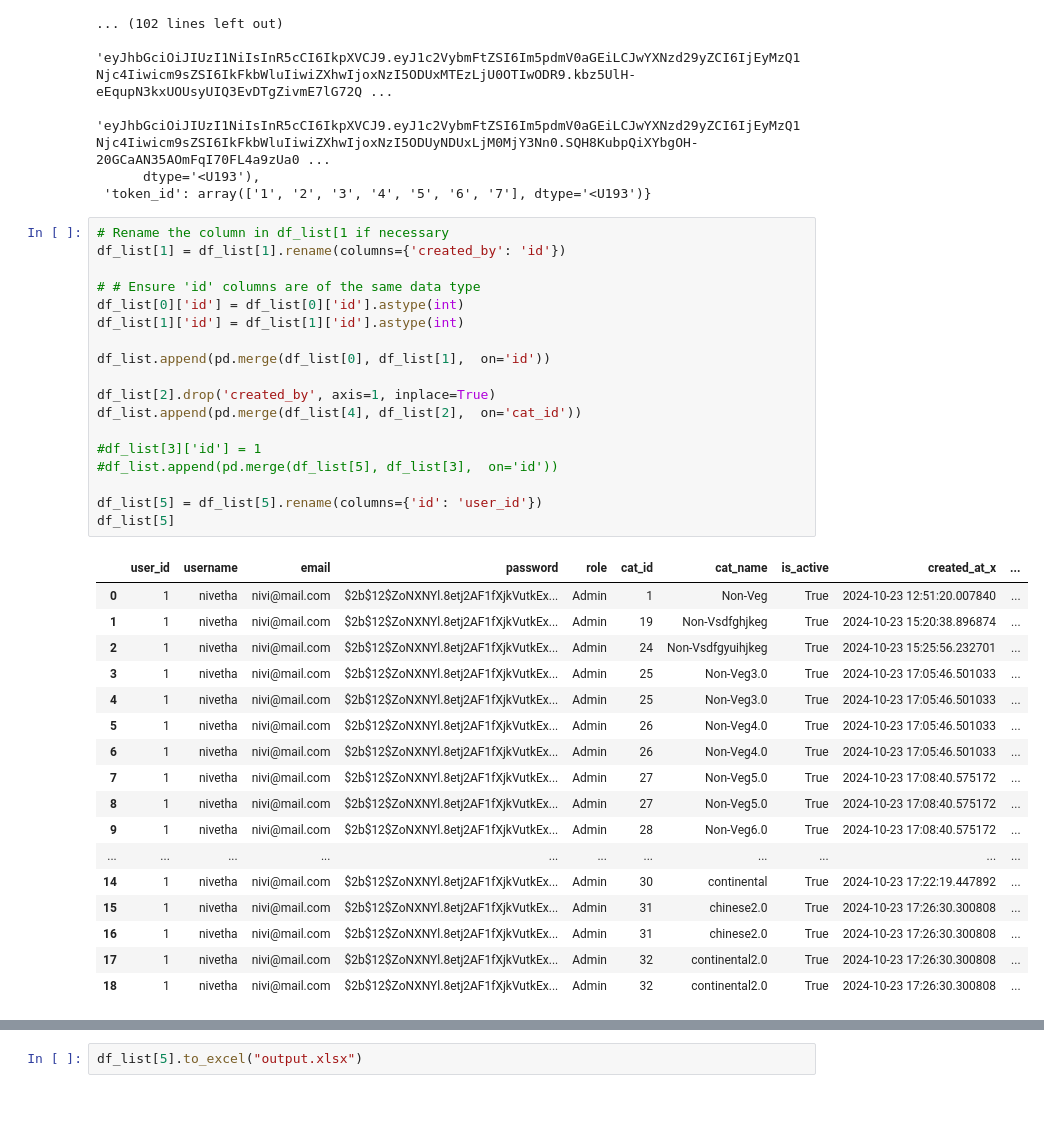
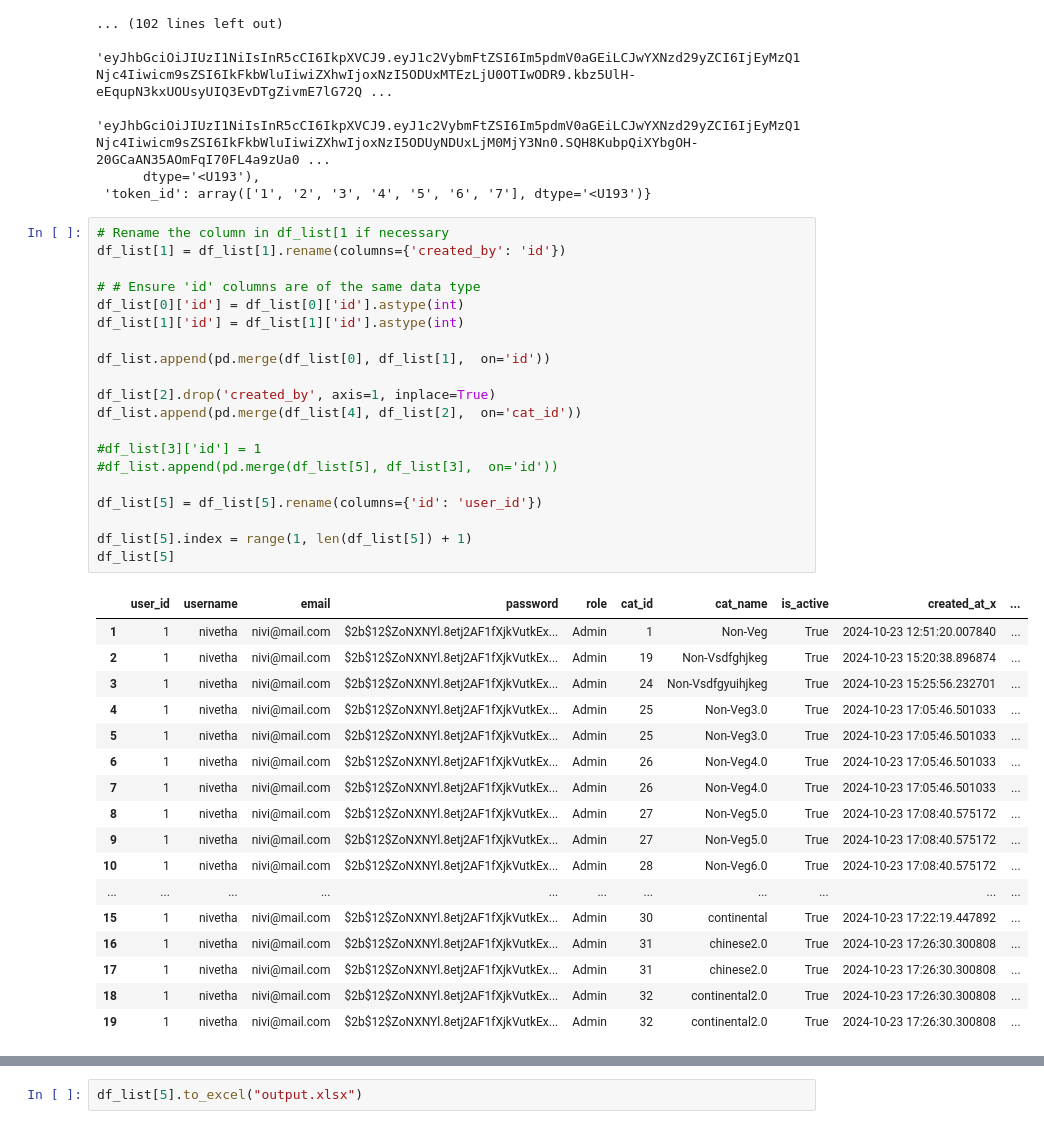
Before and after one commit to Rajaguhan437/Authentication_FastAPI, a Jupyter notebook: to_excel.ipynb, the cells around one changed output, grey strips where cells are left out. Cells and saved outputs as stored; diff of their text form.

```diff
--- a/to_excel.ipynb
+++ b/to_excel.ipynb
@@ -71,36 +71,38 @@ for tb_name in res_tables:
 # %%
 # Rename the column in df_list[1 if necessary
 df_list[1] = df_list[1].rename(columns={'created_by': 'id'})
 
 # # Ensure 'id' columns are of the same data type
 df_list[0]['id'] = df_list[0]['id'].astype(int)
 df_list[1]['id'] = df_list[1]['id'].astype(int)
 
 df_list.append(pd.merge(df_list[0], df_list[1],  on='id'))
 
 df_list[2].drop('created_by', axis=1, inplace=True)
 df_list.append(pd.merge(df_list[4], df_list[2],  on='cat_id'))
 
 #df_list[3]['id'] = 1
 #df_list.append(pd.merge(df_list[5], df_list[3],  on='id'))
 
 df_list[5] = df_list[5].rename(columns={'id': 'user_id'})
+
+df_list[5].index = range(1, len(df_list[5]) + 1)
 df_list[5]
 # %% [output]
 |  | user_id | username | email | password | role | cat_id | cat_name | is_active | created_at_x | ... |
-| 0 | 1 | nivetha | nivi@mail.com | $2b$12$ZoNXNYl.8etj2AF1fXjkVutkEx... | Admin | 1 | Non-Veg | True | 2024-10-23 12:51:20.007840 | ... |
-| 1 | 1 | nivetha | nivi@mail.com | $2b$12$ZoNXNYl.8etj2AF1fXjkVutkEx... | Admin | 19 | Non-Vsdfghjkeg | True | 2024-10-23 15:20:38.896874 | ... |
-| 2 | 1 | nivetha | nivi@mail.com | $2b$12$ZoNXNYl.8etj2AF1fXjkVutkEx... | Admin | 24 | Non-Vsdfgyuihjkeg | True | 2024-10-23 15:25:56.232701 | ... |
-| 3 | 1 | nivetha | nivi@mail.com | $2b$12$ZoNXNYl.8etj2AF1fXjkVutkEx... | Admin | 25 | Non-Veg3.0 | True | 2024-10-23 17:05:46.501033 | ... |
+| 1 | 1 | nivetha | nivi@mail.com | $2b$12$ZoNXNYl.8etj2AF1fXjkVutkEx... | Admin | 1 | Non-Veg | True | 2024-10-23 12:51:20.007840 | ... |
+| 2 | 1 | nivetha | nivi@mail.com | $2b$12$ZoNXNYl.8etj2AF1fXjkVutkEx... | Admin | 19 | Non-Vsdfghjkeg | True | 2024-10-23 15:20:38.896874 | ... |
+| 3 | 1 | nivetha | nivi@mail.com | $2b$12$ZoNXNYl.8etj2AF1fXjkVutkEx... | Admin | 24 | Non-Vsdfgyuihjkeg | True | 2024-10-23 15:25:56.232701 | ... |
 | 4 | 1 | nivetha | nivi@mail.com | $2b$12$ZoNXNYl.8etj2AF1fXjkVutkEx... | Admin | 25 | Non-Veg3.0 | True | 2024-10-23 17:05:46.501033 | ... |
-| 5 | 1 | nivetha | nivi@mail.com | $2b$12$ZoNXNYl.8etj2AF1fXjkVutkEx... | Admin | 26 | Non-Veg4.0 | True | 2024-10-23 17:05:46.501033 | ... |
+| 5 | 1 | nivetha | nivi@mail.com | $2b$12$ZoNXNYl.8etj2AF1fXjkVutkEx... | Admin | 25 | Non-Veg3.0 | True | 2024-10-23 17:05:46.501033 | ... |
 | 6 | 1 | nivetha | nivi@mail.com | $2b$12$ZoNXNYl.8etj2AF1fXjkVutkEx... | Admin | 26 | Non-Veg4.0 | True | 2024-10-23 17:05:46.501033 | ... |
-| 7 | 1 | nivetha | nivi@mail.com | $2b$12$ZoNXNYl.8etj2AF1fXjkVutkEx... | Admin | 27 | Non-Veg5.0 | True | 2024-10-23 17:08:40.575172 | ... |
+| 7 | 1 | nivetha | nivi@mail.com | $2b$12$ZoNXNYl.8etj2AF1fXjkVutkEx... | Admin | 26 | Non-Veg4.0 | True | 2024-10-23 17:05:46.501033 | ... |
 | 8 | 1 | nivetha | nivi@mail.com | $2b$12$ZoNXNYl.8etj2AF1fXjkVutkEx... | Admin | 27 | Non-Veg5.0 | True | 2024-10-23 17:08:40.575172 | ... |
-| 9 | 1 | nivetha | nivi@mail.com | $2b$12$ZoNXNYl.8etj2AF1fXjkVutkEx... | Admin | 28 | Non-Veg6.0 | True | 2024-10-23 17:08:40.575172 | ... |
+| 9 | 1 | nivetha | nivi@mail.com | $2b$12$ZoNXNYl.8etj2AF1fXjkVutkEx... | Admin | 27 | Non-Veg5.0 | True | 2024-10-23 17:08:40.575172 | ... |
+| 10 | 1 | nivetha | nivi@mail.com | $2b$12$ZoNXNYl.8etj2AF1fXjkVutkEx... | Admin | 28 | Non-Veg6.0 | True | 2024-10-23 17:08:40.575172 | ... |
 | ... | ... | ... | ... | ... | ... | ... | ... | ... | ... | ... |
-| 14 | 1 | nivetha | nivi@mail.com | $2b$12$ZoNXNYl.8etj2AF1fXjkVutkEx... | Admin | 30 | continental | True | 2024-10-23 17:22:19.447892 | ... |
-| 15 | 1 | nivetha | nivi@mail.com | $2b$12$ZoNXNYl.8etj2AF1fXjkVutkEx... | Admin | 31 | chinese2.0 | True | 2024-10-23 17:26:30.300808 | ... |
+| 15 | 1 | nivetha | nivi@mail.com | $2b$12$ZoNXNYl.8etj2AF1fXjkVutkEx... | Admin | 30 | continental | True | 2024-10-23 17:22:19.447892 | ... |
 | 16 | 1 | nivetha | nivi@mail.com | $2b$12$ZoNXNYl.8etj2AF1fXjkVutkEx... | Admin | 31 | chinese2.0 | True | 2024-10-23 17:26:30.300808 | ... |
-| 17 | 1 | nivetha | nivi@mail.com | $2b$12$ZoNXNYl.8etj2AF1fXjkVutkEx... | Admin | 32 | continental2.0 | True | 2024-10-23 17:26:30.300808 | ... |
+| 17 | 1 | nivetha | nivi@mail.com | $2b$12$ZoNXNYl.8etj2AF1fXjkVutkEx... | Admin | 31 | chinese2.0 | True | 2024-10-23 17:26:30.300808 | ... |
 | 18 | 1 | nivetha | nivi@mail.com | $2b$12$ZoNXNYl.8etj2AF1fXjkVutkEx... | Admin | 32 | continental2.0 | True | 2024-10-23 17:26:30.300808 | ... |
+| 19 | 1 | nivetha | nivi@mail.com | $2b$12$ZoNXNYl.8etj2AF1fXjkVutkEx... | Admin | 32 | continental2.0 | True | 2024-10-23 17:26:30.300808 | ... |
```
Also changed, not shown: parts of 1 cell of this notebook, 11 other files.
